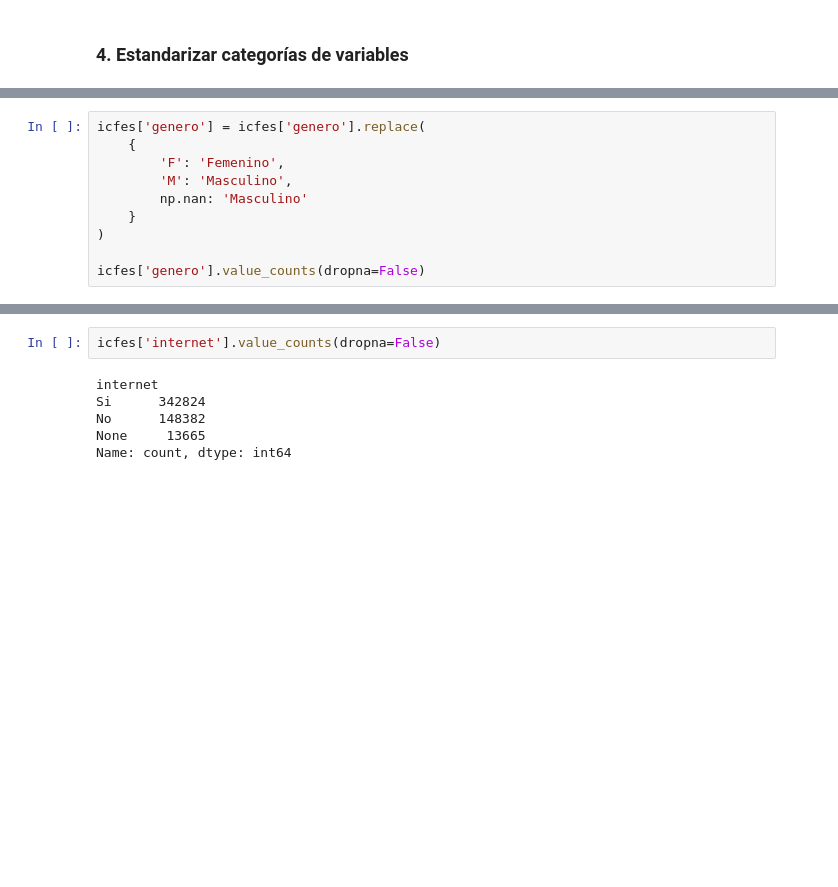
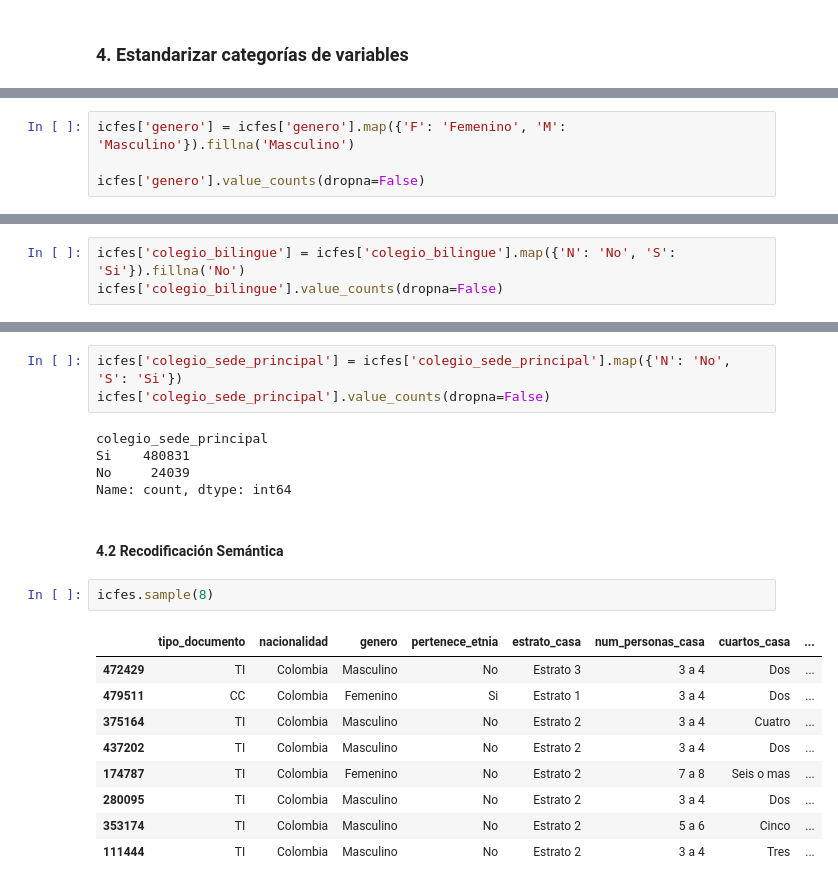
Before and after one commit to JorgeJordyJaimes/icfes-app, a Jupyter notebook: notebooks/2.limpieza-datos.ipynb, the cells around one changed output, grey strips where cells are left out. Saved outputs shown, nothing was run; the diff lists cells and outputs as text; blank space fills up the shorter version.

```diff
--- a/notebooks/2.limpieza-datos.ipynb
+++ b/notebooks/2.limpieza-datos.ipynb
@@ -357,12 +379,6 @@ None         8
 Name: count, dtype: int64
 # %%
-icfes['genero'] = icfes['genero'].replace(
-    {
-        'F': 'Femenino',
-        'M': 'Masculino',
-        np.nan: 'Masculino'
-    }
-)
+icfes['genero'] = icfes['genero'].map({'F': 'Femenino', 'M': 'Masculino'}).fillna('Masculino')
 
 icfes['genero'].value_counts(dropna=False)
 # %% [output]
@@ -372,0 +397,3 @@ Name: count, dtype: int64
+# %%
+icfes['colegio_bilingue'] = icfes['colegio_bilingue'].map({'N': 'No', 'S': 'Si'}).fillna('No')
+icfes['colegio_bilingue'].value_counts(dropna=False)
@@ -373,8 +412,22 @@ Name: count, dtype: int64
+# %%
+icfes['colegio_sede_principal'] = icfes['colegio_sede_principal'].map({'N': 'No', 'S': 'Si'})
+icfes['colegio_sede_principal'].value_counts(dropna=False)
+# %% [output]
+colegio_sede_principal
+Si    480831
+No     24039
+Name: count, dtype: int64
+# %% [markdown]
+#### 4.2 Recodificación Semántica
 # %%
-icfes['internet'].value_counts(dropna=False)
+icfes.sample(8)
 # %% [output]
-internet
-Si      342824
-No      148382
-None     13665
-Name: count, dtype: int64
+|  | tipo_documento | nacionalidad | genero | pertenece_etnia | estrato_casa | num_personas_casa | cuartos_casa | ... |
+| 472429 | TI | Colombia | Masculino | No | Estrato 3 | 3 a 4 | Dos | ... |
+| 479511 | CC | Colombia | Femenino | Si | Estrato 1 | 3 a 4 | Dos | ... |
+| 375164 | TI | Colombia | Masculino | No | Estrato 2 | 3 a 4 | Cuatro | ... |
+| 437202 | TI | Colombia | Masculino | No | Estrato 2 | 3 a 4 | Dos | ... |
+| 174787 | TI | Colombia | Femenino | No | Estrato 2 | 7 a 8 | Seis o mas | ... |
+| 280095 | TI | Colombia | Masculino | No | Estrato 2 | 3 a 4 | Dos | ... |
+| 353174 | TI | Colombia | Masculino | No | Estrato 2 | 5 a 6 | Cinco | ... |
+| 111444 | TI | Colombia | Masculino | No | Estrato 2 | 3 a 4 | Tres | ... |
```
Also changed, not shown: parts of 40 cells of this notebook.
